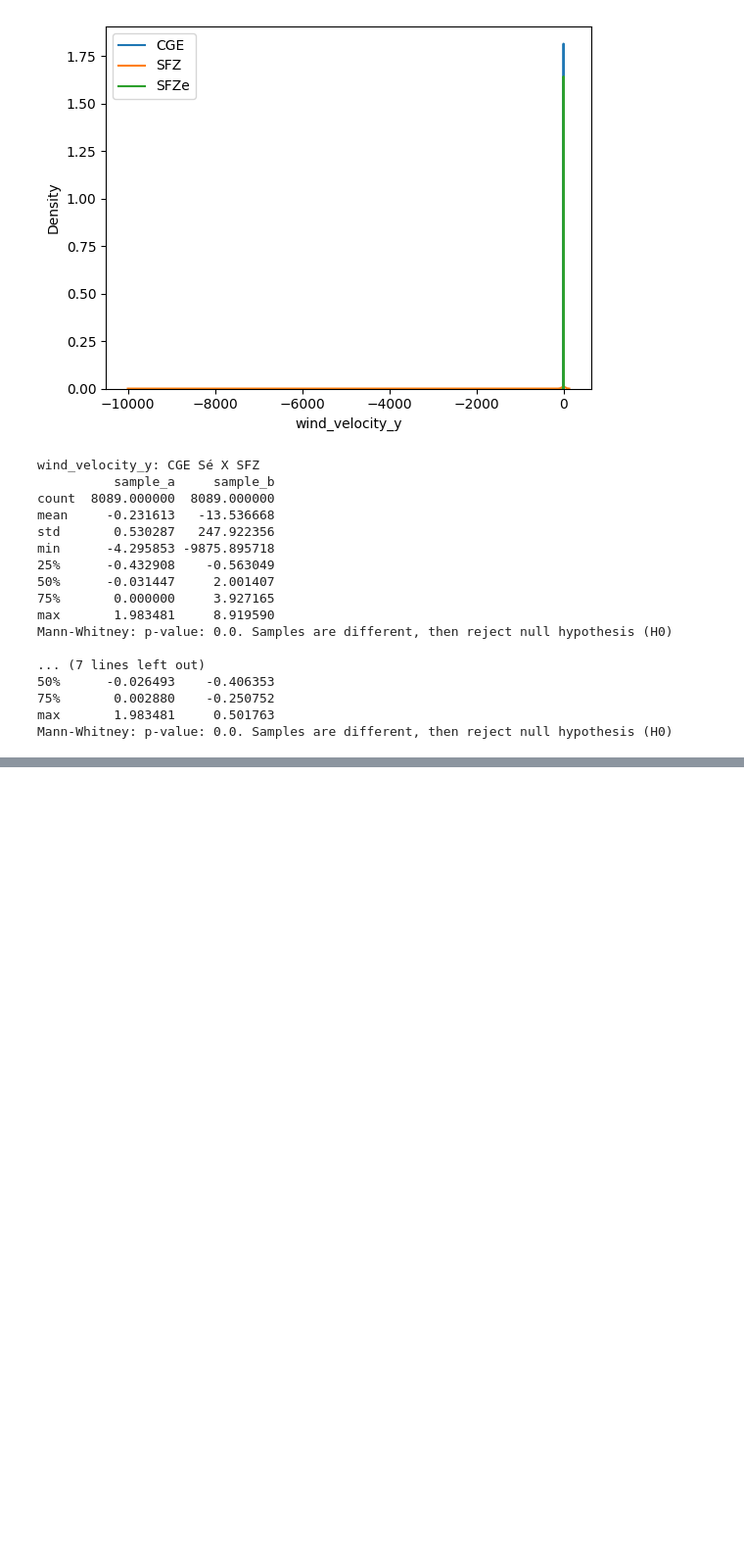
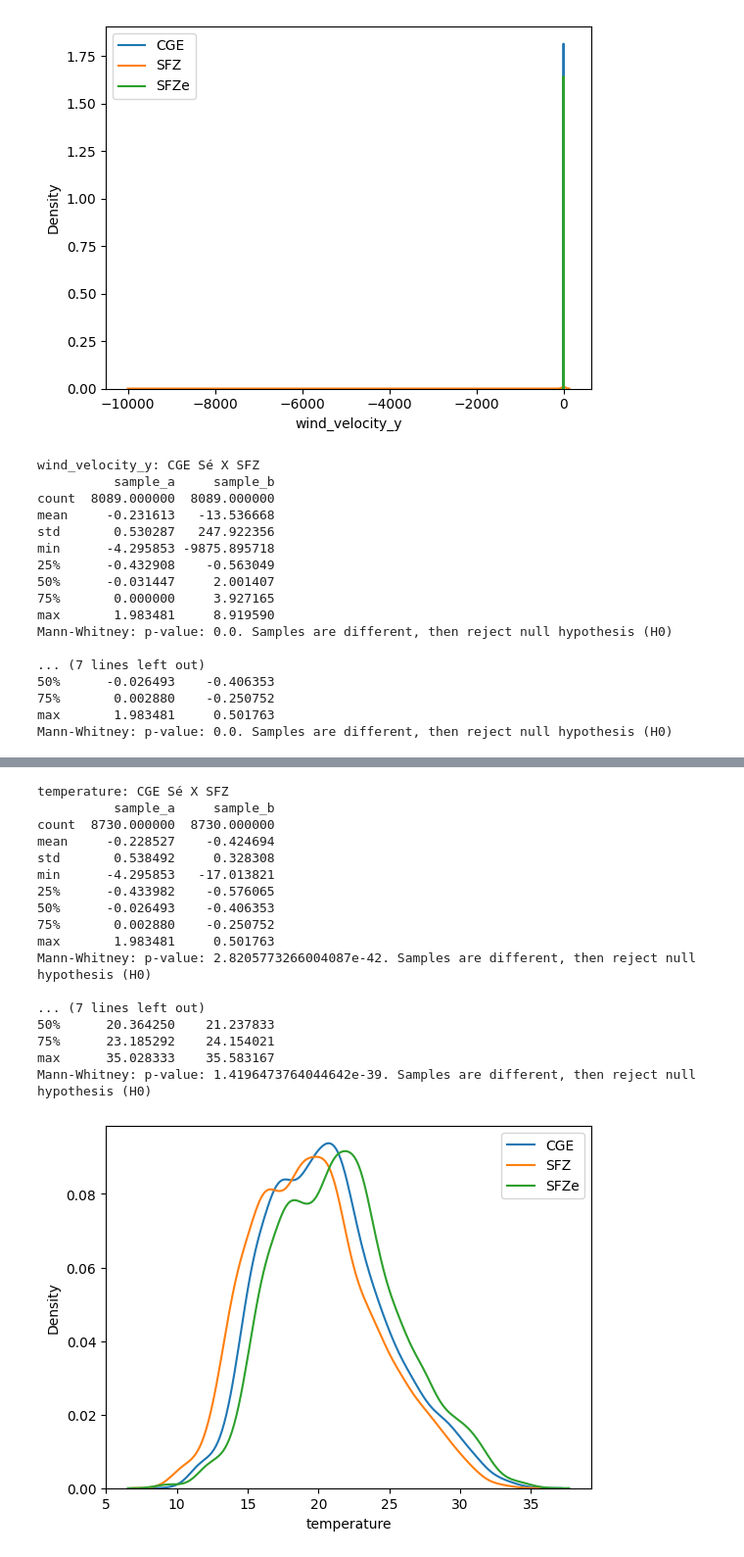
Before and after one commit to plbalmeida/ml-uhi, a Jupyter notebook: notebooks/5.0-iag-data-analysis.ipynb, the cells around one changed output, grey strips where cells are left out. Shown at 98% size. Cells and saved outputs as stored; diff of their text form; code cells hidden in the pictures; blank space fills up the shorter version.

```diff
--- a/notebooks/5.0-iag-data-analysis.ipynb
+++ b/notebooks/5.0-iag-data-analysis.ipynb
@@ -464,0 +448,71 @@ plt.show()
+# %%
+# urban
+import seaborn as sns
+import matplotlib.pyplot as plt
+
+for i in ["temperature", "relative_humidity", "wind_velocity_x", "wind_velocity_y"]:
+    try:
+        sample_A = cge_se[["timestamp", i]].rename(columns={i: "sample_a"})
+        sample_A["timestamp"] = sample_A["timestamp"].astype(str)
+
+        sample_B = SFZ_2017[[i]].rename(columns={i: "sample_b"})
+        sample_B = sample_B.reset_index()
+        sample_B["timestamp"] = sample_B["timestamp"].astype(str)
+
+        df1 = sample_A.merge(sample_B, on="timestamp").dropna()
+
+        if i == "relative_humidity":
+            df1 = df1[(df1.sample_a > 0) & (df1.sample_b > 0)]
+        elif i == "wind_velocity_x" or i == "wind_velocity_y":
+            df1 = df1[(df1.sample_a >= -15) & (df1.sample_b >= -15)]
+
+        print(f"{i}: CGE Sé X SFZ")
+        print(df.drop("timestamp", axis=1).describe())
+        print(statistical_test(sample_a=df1.sample_a, sample_b=df1.sample_b)[2])
+
+        sample_B = SFZe_2017[[i]].rename(columns={i: "sample_b"})
+        sample_B = sample_B.reset_index()
+        sample_B["timestamp"] = sample_B["timestamp"].astype(str)
+
+        print(" ")
+
+        print(f"{i}: CGE Sé X SFZe")
+        df2 = sample_A.merge(sample_B, on="timestamp").dropna()
+
+        if i == "relative_humidity":
+            df2 = df2[(df2.sample_a > 0) & (df2.sample_b > 0)]
+        elif i == "wind_velocity_x" or i == "wind_velocity_y":
+            df2 = df2[(df2.sample_a >= -15) & (df2.sample_b >= -15)]
+
+        print(df2.drop("timestamp", axis=1).describe())
+        print(statistical_test(sample_a=df2.sample_a, sample_b=df2.sample_b)[2])
+
+        sns.kdeplot(df1["sample_a"], label="CGE")
+        sns.kdeplot(df1["sample_b"], label="SFZ")
+        sns.kdeplot(df2["sample_b"], label="SFZe")
+        plt.xlabel(i)
+        plt.legend()
+        plt.show()
+
+        print(" ")
+    except:
+        pass
+# %% [output]
+temperature: CGE Sé X SFZ
+          sample_a     sample_b
+count  8730.000000  8730.000000
+mean     -0.228527    -0.424694
+std       0.538492     0.328308
+min      -4.295853   -17.013821
+25%      -0.433982    -0.576065
+50%      -0.026493    -0.406353
+75%       0.002880    -0.250752
+max       1.983481     0.501763
+Mann-Whitney: p-value: 2.8205773266004087e-42. Samples are different, then reject null hypothesis (H0)
+
+... (7 lines left out)
+50%      20.364250    21.237833
+75%      23.185292    24.154021
+max      35.028333    35.583167
+Mann-Whitney: p-value: 1.4196473764044642e-39. Samples are different, then reject null hypothesis (H0)
+[figure, added]
```
Also changed, not shown: parts of 6 cells of this notebook.
